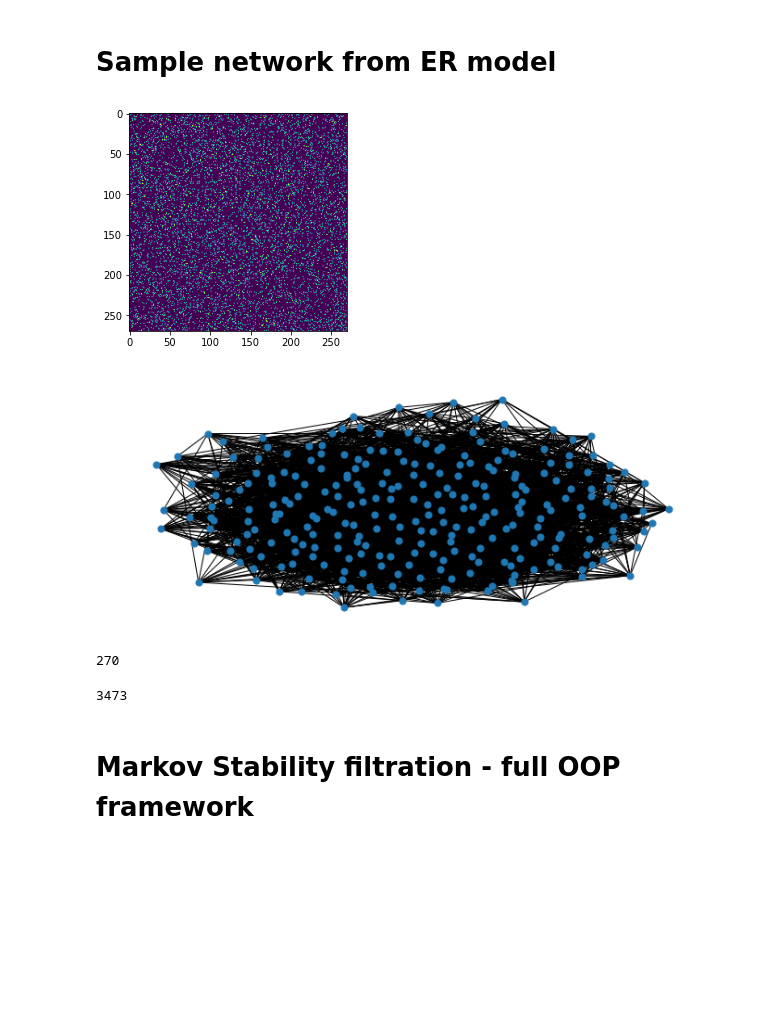
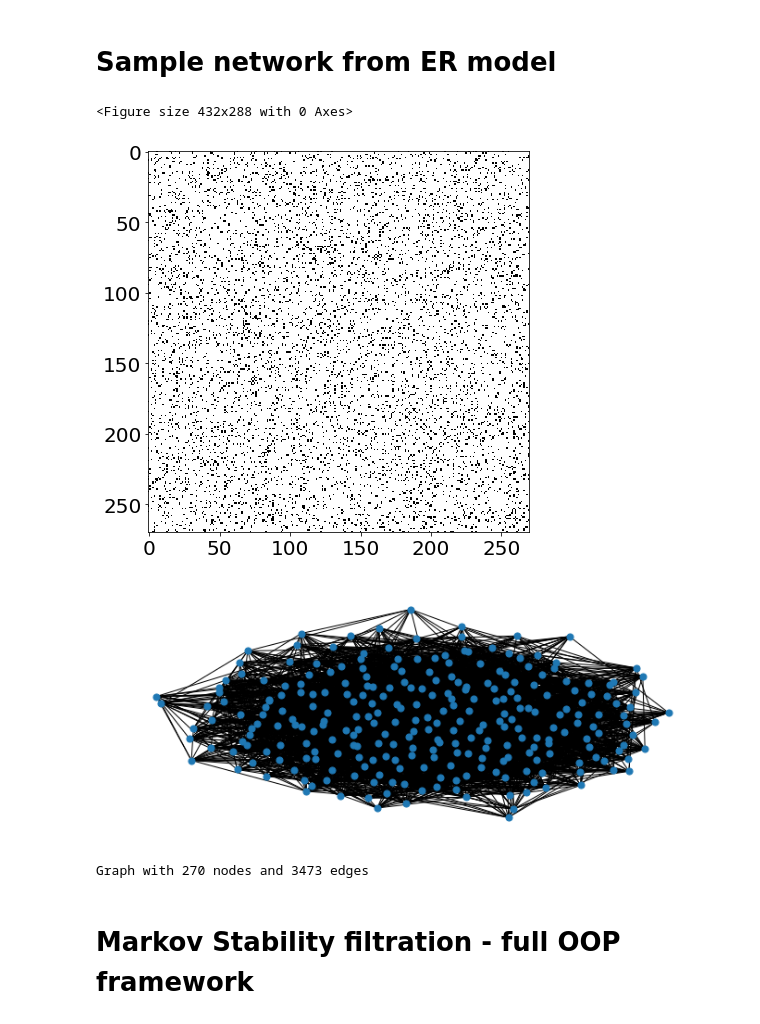
Before and after one commit to barahona-research-group/MCF, a Jupyter notebook: notebooks/220426_Erdos_Renyi.ipynb, the cells around one changed output. Saved outputs shown, nothing was run; the diff lists cells and outputs as text; code cells hidden in the pictures; blank space fills up the shorter version.

```diff
--- a/notebooks/220426_Erdos_Renyi.ipynb
+++ b/notebooks/220426_Erdos_Renyi.ipynb
@@ -24,52 +24,51 @@ root_fig = '/home/tc/OneDrive/Software/MSFiltration/figures/'
 plt.rcParams.update({'font.size': 20})
 # %% [markdown]
 # Sample network from ER model
+# %%
+n = 270
+m = 3473
+seed = 1#20160
+
+# Use seed for reproducibility
+G = nx.gnm_random_graph(n, m, seed=seed)
+
+A = nx.adjacency_matrix(G).toarray()
+
+# plot matrix
+plt.figure()
+figure(figsize=(8, 7))
+plt.imshow(A, interpolation="nearest",cmap='binary')
+plt.savefig(root_fig +'ER_adjacency_matrix.pdf', bbox_inches='tight')
+plt.show()
+# %% [output]
+<Figure size 432x288 with 0 Axes>
+[figure, added]
 # %%
-n = 270
-m = 3473
-seed = 20160
-
-# Use seed for reproducibility
-G = nx.gnm_random_graph(n, m, seed=seed)
-
-A = nx.adjacency_matrix(G).toarray()
-
-# plot matrix
-plt.figure()
-plt.imshow(A)
-#plt.savefig(root_fig +'adjacency_matrix.pdf', bbox_inches='tight')
-plt.show()
-
 # Compute spring layout
 pos = nx.layout.spring_layout(G, seed=2)
 
 
 # Plot graph
 fig, ax = plt.subplots(1, 1, figsize=(12, 5))
 fig.subplots_adjust(hspace=0.4, wspace=0)
 
 nx.draw(
     G,
     ax=ax,
     pos=pos,
     node_size=50,
     arrows=False,
     width=1,
 )
 
 
 # plt.savefig(root_fig +'Multiscale_Structure.pdf', dpi=fig.dpi,bbox_inches='tight')
 # %% [output]
-[figure, old version]
+[figure, new version]
-[figure, removed]
-# %%
-G.number_of_nodes()
-# %% [output]
-270
-# %%
-G.number_of_edges()
-# %% [output]
-3473
+# %%
+print(G)
+# %% [output]
+Graph with 270 nodes and 3473 edges
 # %% [markdown]
 # Markov Stability filtration - full OOP framework
 # %%
```
Also changed, not shown: parts of 11 cells of this notebook, 1 other file.
